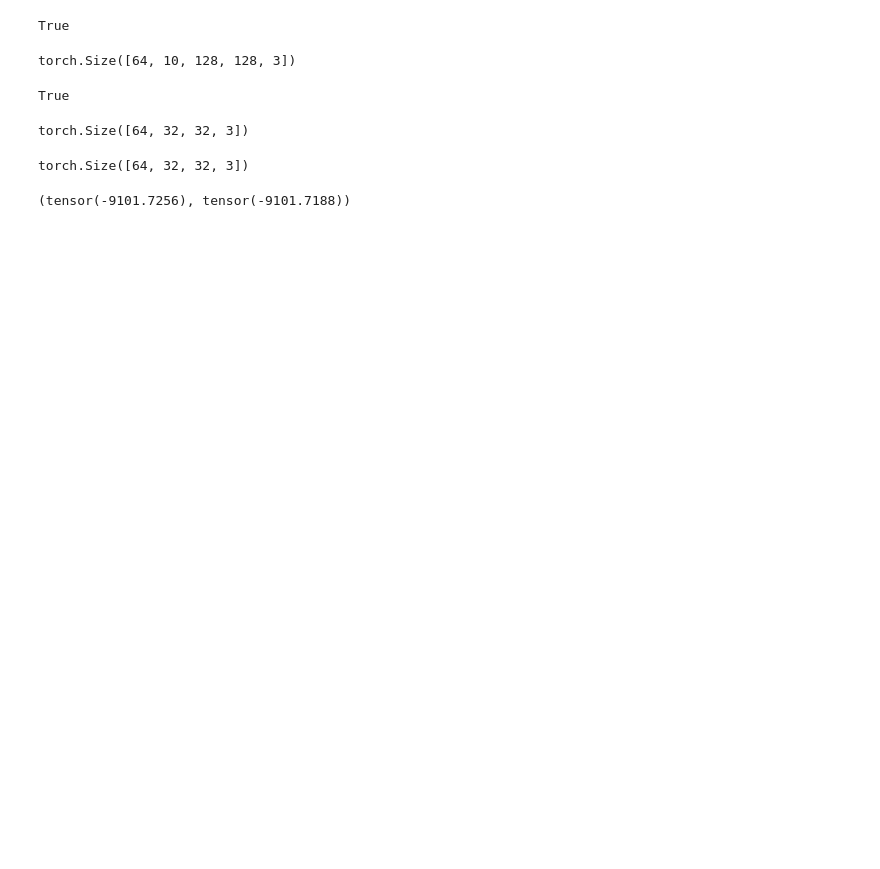
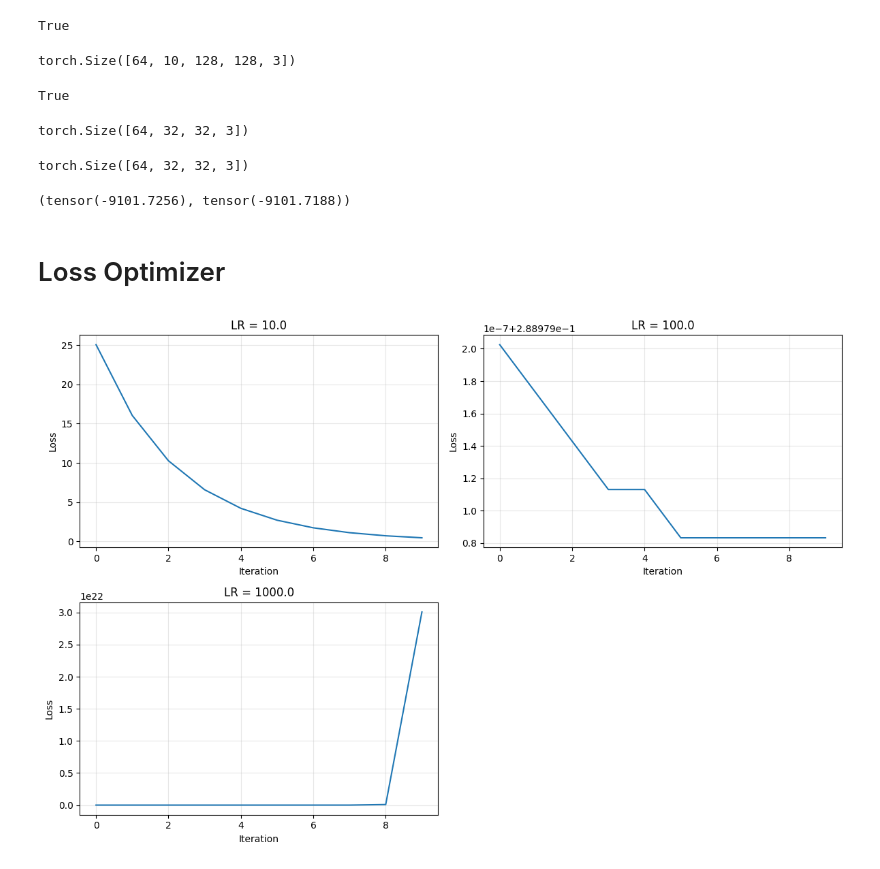
Before and after one commit to siddheshmhatre/assignment1-basics, a Jupyter notebook: assignment1.ipynb, the cells around one changed output. Saved outputs shown, nothing was run; the diff lists cells and outputs as text; code cells hidden in the pictures; blank space fills up the shorter version.

```diff
--- a/assignment1.ipynb
+++ b/assignment1.ipynb
@@ -684,3 +684,5 @@ torch.allclose(channels_last_transformed, e_channels_last_t)
 e_channels_last_t.sum(), channels_last_transformed.sum() # Close enough
 # %% [output]
 (tensor(-9101.7256), tensor(-9101.7188))
+# %% [markdown]
+# Loss Optimizer
@@ -686,0 +761,14 @@ e_channels_last_t.sum(), channels_last_transformed.sum() # Close enough
+# %%
+learning_rates = [1e1, 1e2, 1e3]
+all_losses = []
+weights = torch.nn.Parameter(5 * torch.randn((10, 10)))
+
+# Run experiments
+for lr in learning_rates:
+    losses = lr_experiment(weights, lr=lr, iters=10)
+    all_losses.append(losses)
+
+# Plot results
+plot_losses_grid(all_losses, learning_rates)
+# %% [output]
+[figure, added]
```
Also changed, not shown: parts of 1 cell of this notebook, 3 other files.
